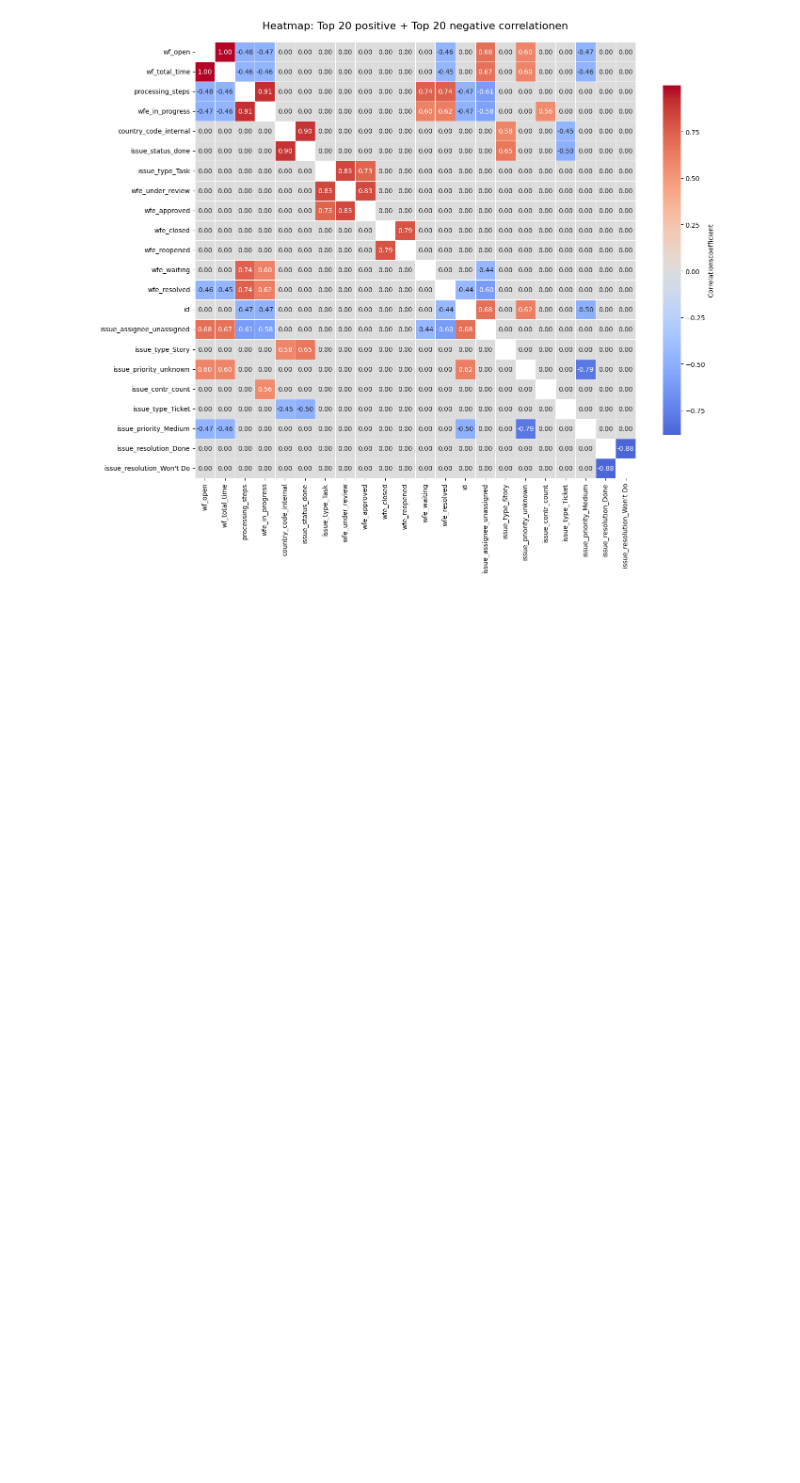
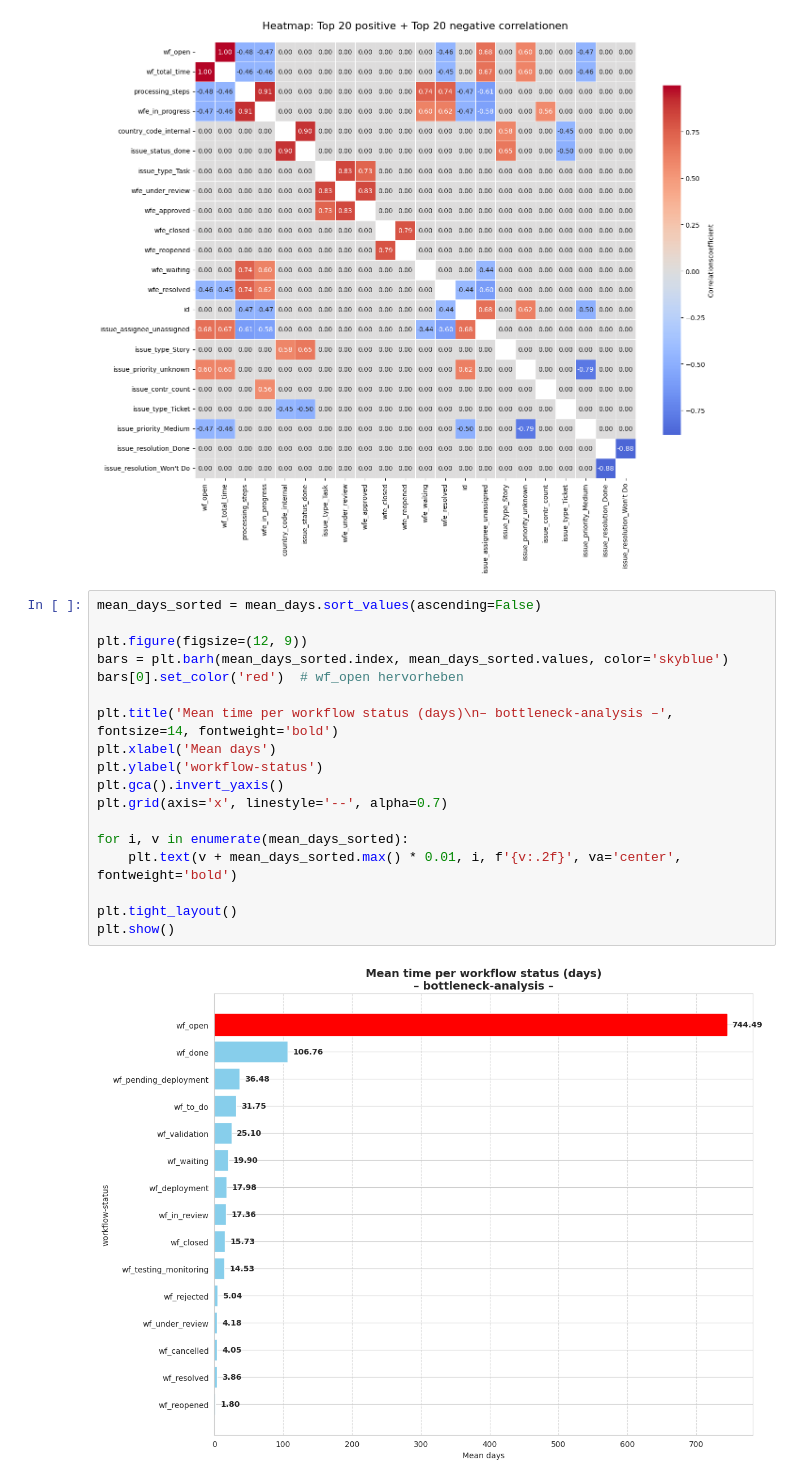
Before and after one commit to DataScientest-Studio/nov25_bds_int_helpdesk, a Jupyter notebook: notebooks/1.0-Gebert-issue_csv_cleaning_corr_matrix.ipynb, the cells around one changed output. Saved outputs shown, nothing was run; the diff lists cells and outputs as text; blank space fills up the shorter version.

Commit message:
new diagrams on distribution

```diff
--- a/notebooks/1.0-Gebert-issue_csv_cleaning_corr_matrix.ipynb
+++ b/notebooks/1.0-Gebert-issue_csv_cleaning_corr_matrix.ipynb
@@ -375,3 +371,23 @@ wf_open               0.534261   0.242165          -0.261781
 Heatmap saved under: ../data/processed/
 '\nplt.figure(figsize=(20, 20))\nsns.heatmap(corr_matrix_issues_dummies, \n            annot=True,          # Zahlen in die Felder schreiben\n            fmt=".2f",           # 2 Nachkommastellen\n    ...
 [figure]
+# %%
+mean_days_sorted = mean_days.sort_values(ascending=False)
+
+plt.figure(figsize=(12, 9))
+bars = plt.barh(mean_days_sorted.index, mean_days_sorted.values, color='skyblue')
+bars[0].set_color('red')  # wf_open hervorheben
+
+plt.title('Mean time per workflow status (days)\n– bottleneck-analysis –', fontsize=14, fontweight='bold')
+plt.xlabel('Mean days')
+plt.ylabel('workflow-status')
+plt.gca().invert_yaxis()
+plt.grid(axis='x', linestyle='--', alpha=0.7)
+
+for i, v in enumerate(mean_days_sorted):
+    plt.text(v + mean_days_sorted.max() * 0.01, i, f'{v:.2f}', va='center', fontweight='bold')
+
+plt.tight_layout()
+plt.show()
+# %% [output]
+[figure, added]
```
Also changed, not shown: parts of 4 cells of this notebook, 1 other file.
